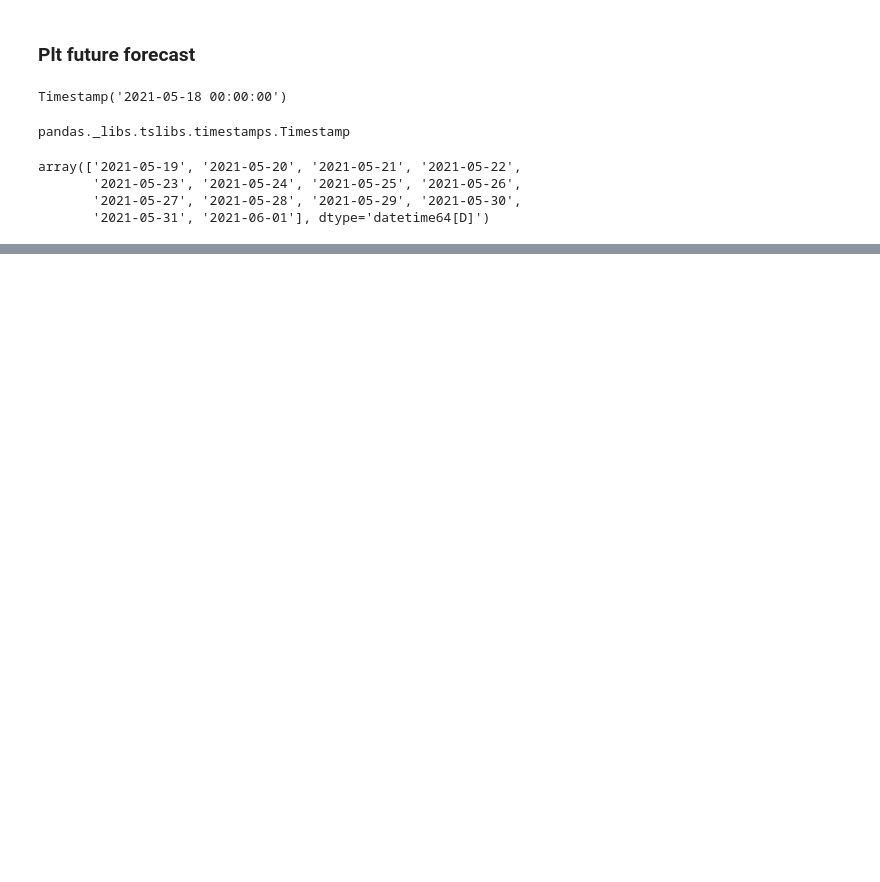
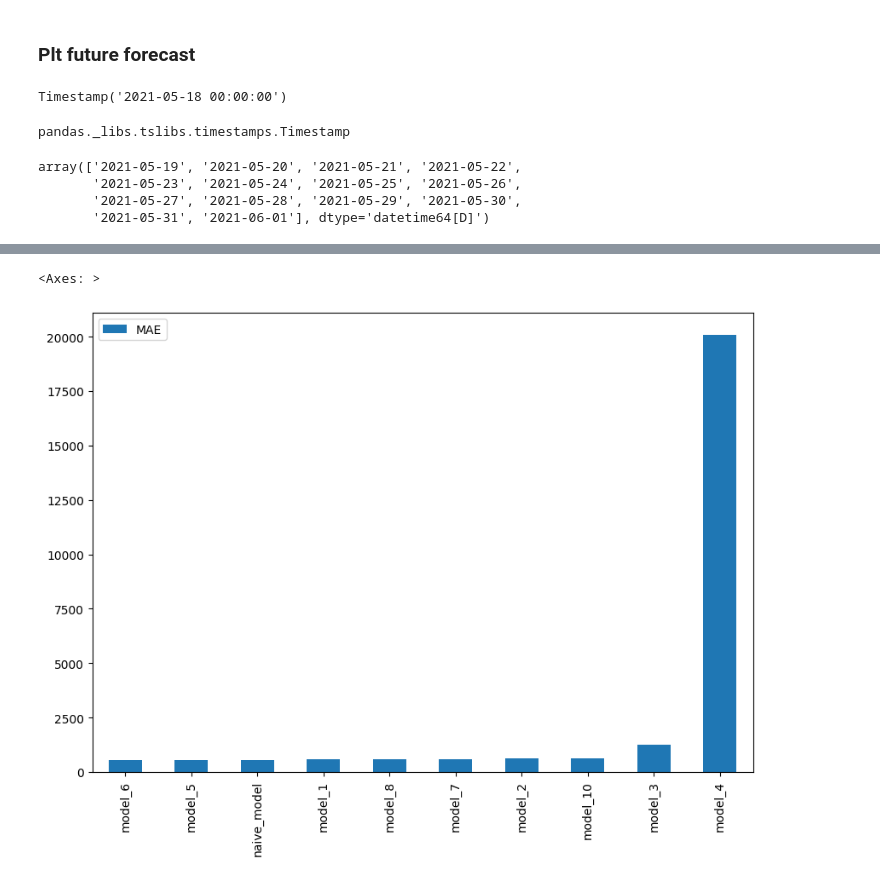
Before and after one commit to klsharma22/TensorflowCertifcationCourse, a Jupyter notebook: 10_time_series_forecasting_with_tensorflow.ipynb, the cells around one changed output, grey strips where cells are left out. Drawn from its saved outputs; the diff is of its cells as text; code cells hidden in the pictures; blank space fills up the shorter version.

```diff
--- a/10_time_series_forecasting_with_tensorflow.ipynb
+++ b/10_time_series_forecasting_with_tensorflow.ipynb
@@ -2194,0 +2355,13 @@ plot_time_series(next_time_steps, future_forecast, format='-', label= 'Predicted
+# %%
+# Compare model results (w = window, h = horizon)
+model_results = pd.DataFrame({'naive_model': naive_results,
+                             'model_1': model_1_results,
+                             'model_2': model_2_results,
+                             'model_3': model_3_results,
+                             'model_4': model_4_results,
+                             'model_5': model_5_results,
+                             'model_6': model_6_results,
+                             'model_7': model_7_results,
+                             'model_8': ensemble_results,
+                             'model_10': turkey_results}).T
+model_results
@@ -2194,0 +2380,6 @@ plot_time_series(next_time_steps, future_forecast, format='-', label= 'Predicted
+# %%
+# Sort model results by MAE
+model_results[['MAE']].sort_values(by= 'MAE').plot(figsize= (10, 7), kind= 'bar')
+# %% [output]
+<Axes: >
+[figure, added]
```
Also changed, not shown: parts of 63 cells of this notebook.
